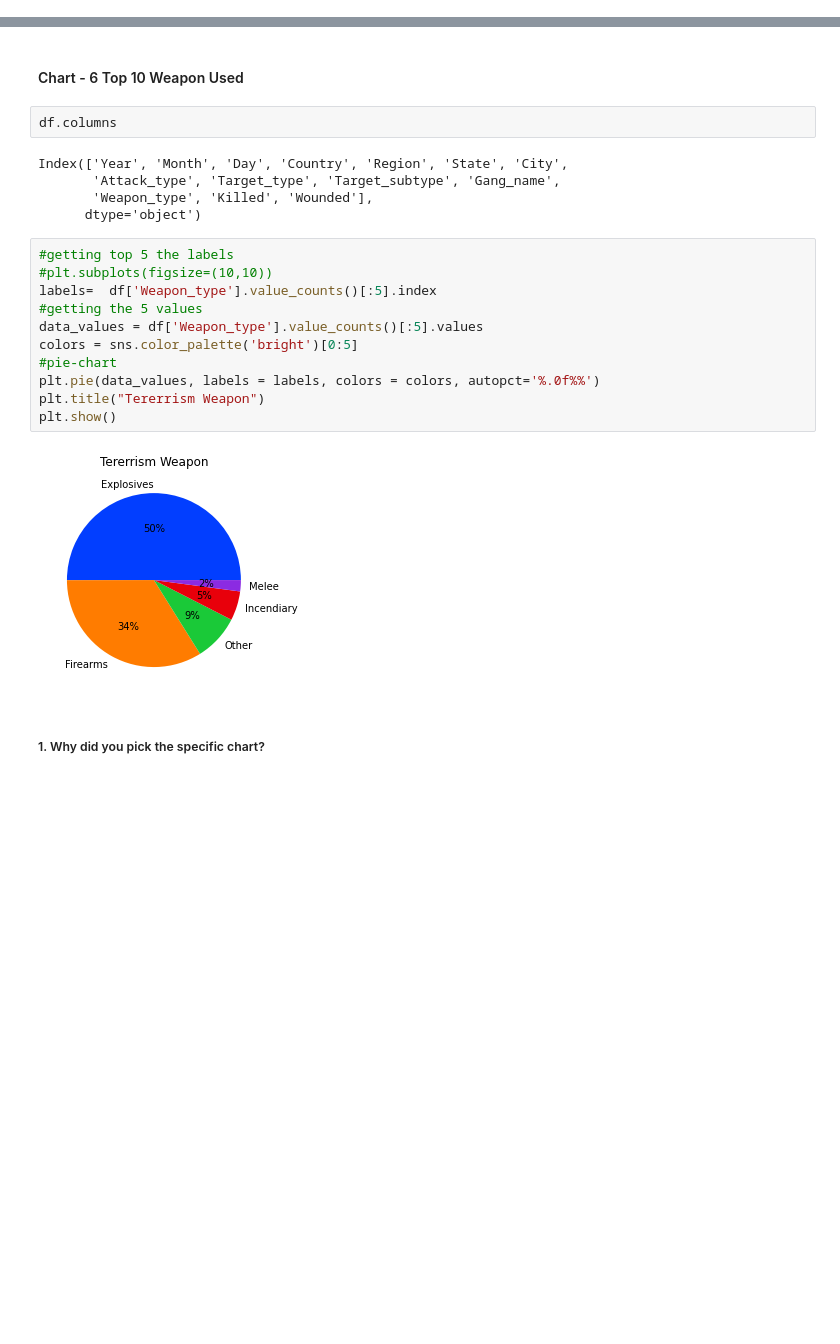
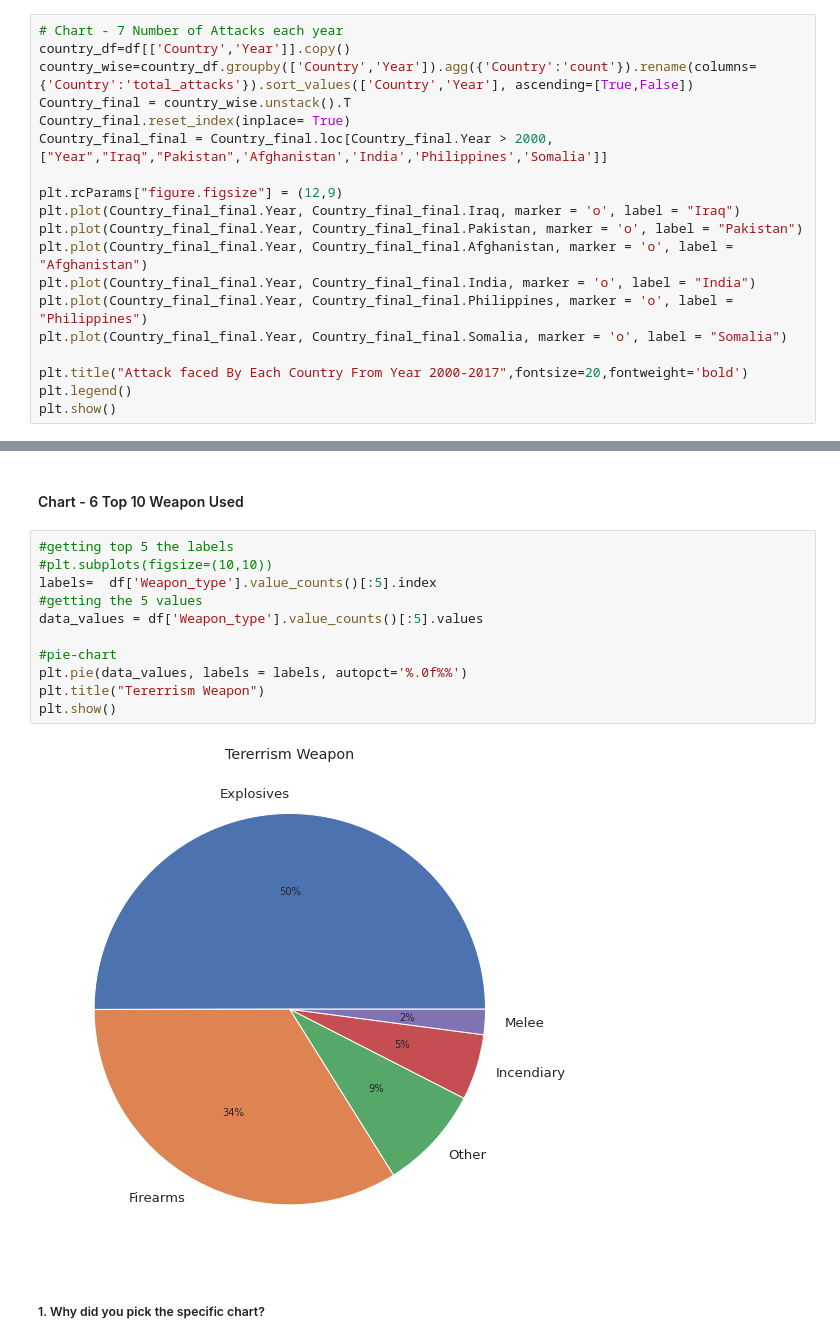
Before and after one commit to maxashoka3/EDA-Global-Terrorism-Dataset, a Jupyter notebook: EDA_Global_Terrorism_Dataset.ipynb, the cells around one changed output, grey strips where cells are left out. Drawn from its saved outputs; the diff is of its cells as text; blank space fills up the shorter version.

```diff
--- a/EDA_Global_Terrorism_Dataset.ipynb
+++ b/EDA_Global_Terrorism_Dataset.ipynb
@@ -981,0 +957,19 @@ Its shows the path to build security parameter and focus more on the specific co
+# %%
+# Chart - 7 Number of Attacks each year
+country_df=df[['Country','Year']].copy()
+country_wise=country_df.groupby(['Country','Year']).agg({'Country':'count'}).rename(columns={'Country':'total_attacks'}).sort_values(['Country','Year'], ascending=[True,False])
+Country_final = country_wise.unstack().T
+Country_final.reset_index(inplace= True)
+Country_final_final = Country_final.loc[Country_final.Year > 2000,["Year","Iraq","Pakistan",'Afghanistan','India','Philippines','Somalia']]
+
+plt.rcParams["figure.figsize"] = (12,9)
+plt.plot(Country_final_final.Year, Country_final_final.Iraq, marker = 'o', label = "Iraq")
+plt.plot(Country_final_final.Year, Country_final_final.Pakistan, marker = 'o', label = "Pakistan")
+plt.plot(Country_final_final.Year, Country_final_final.Afghanistan, marker = 'o', label = "Afghanistan")
+plt.plot(Country_final_final.Year, Country_final_final.India, marker = 'o', label = "India")
+plt.plot(Country_final_final.Year, Country_final_final.Philippines, marker = 'o', label = "Philippines")
+plt.plot(Country_final_final.Year, Country_final_final.Somalia, marker = 'o', label = "Somalia")
+
+plt.title("Attack faced By Each Country From Year 2000-2017",fontsize=20,fontweight='bold')
+plt.legend()
+plt.show()
@@ -982,25 +995,18 @@ Its shows the path to build security parameter and focus more on the specific co
 # %% [markdown]
 #### Chart - 6 Top 10 Weapon Used
-# %%
-df.columns
-# %% [output]
-Index(['Year', 'Month', 'Day', 'Country', 'Region', 'State', 'City',
-       'Attack_type', 'Target_type', 'Target_subtype', 'Gang_name',
-       'Weapon_type', 'Killed', 'Wounded'],
-      dtype='object')
 # %%
 #getting top 5 the labels
 #plt.subplots(figsize=(10,10))
 labels=  df['Weapon_type'].value_counts()[:5].index
 #getting the 5 values
 data_values = df['Weapon_type'].value_counts()[:5].values
-colors = sns.color_palette('bright')[0:5]
+
 #pie-chart
-plt.pie(data_values, labels = labels, colors = colors, autopct='%.0f%%')
+plt.pie(data_values, labels = labels, autopct='%.0f%%')
 plt.title("Tererrism Weapon")
 plt.show()
 # %% [output]
-[figure, old version]
+[figure, new version]
 # %% [markdown]
 ##### 1. Why did you pick the specific chart?
 # %% [markdown]
```
Also changed, not shown: parts of 121 cells of this notebook.
